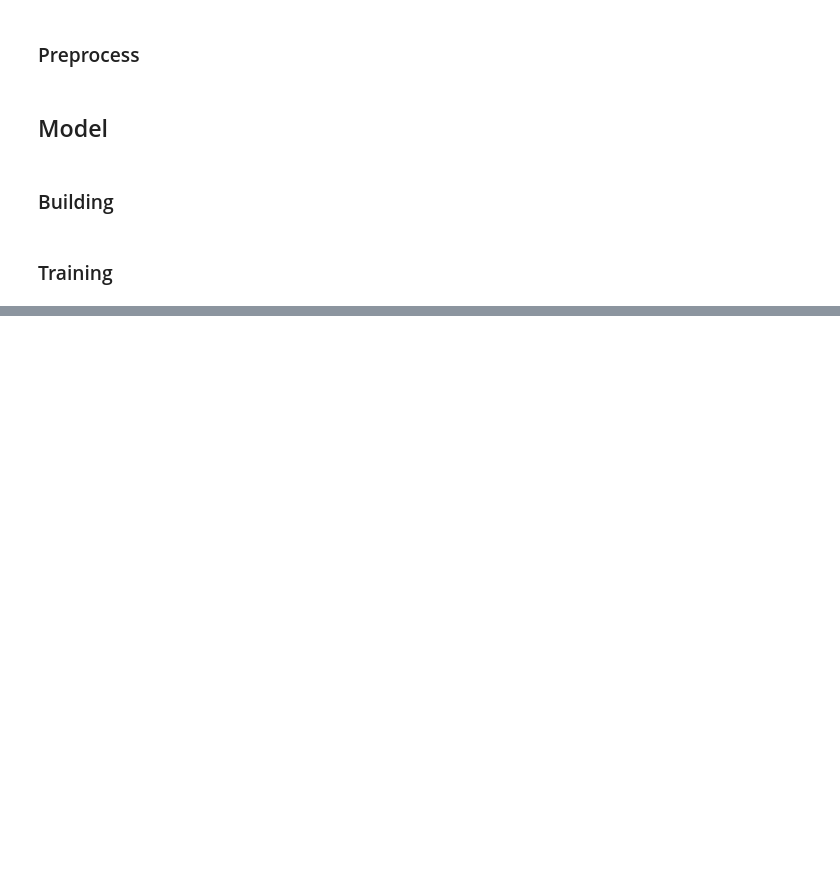
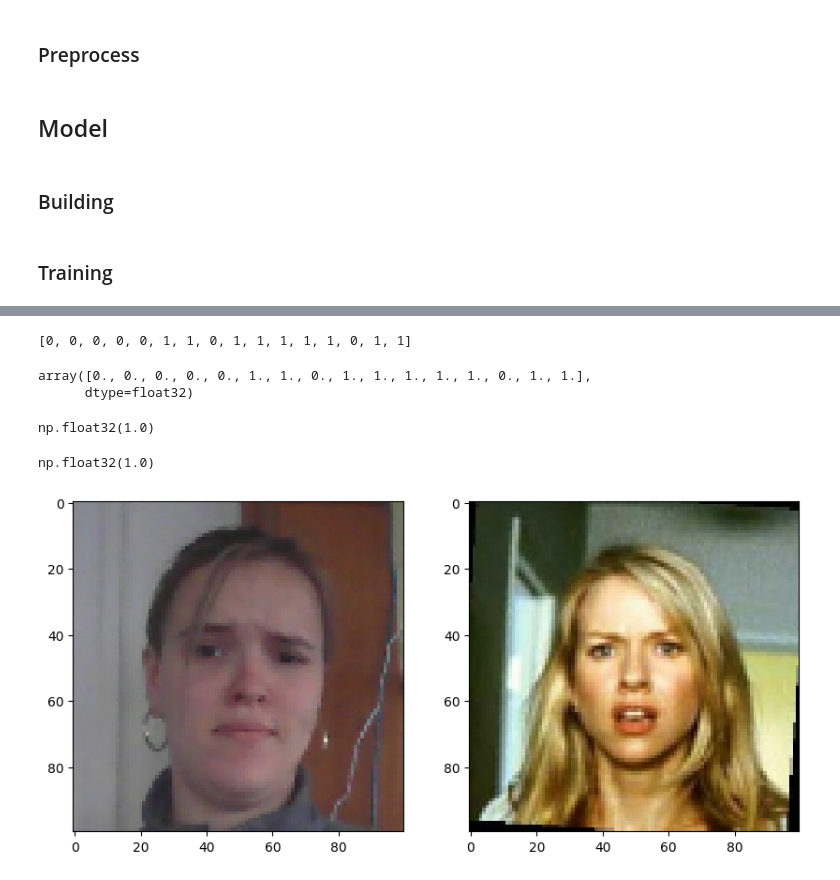
Before and after one commit to Maksim3l/MassHealth-Excercise, a Jupyter notebook: extensions/face_auth/face_recognise.ipynb, the cells around one changed output, grey strips where cells are left out. Cells and saved outputs as stored; diff of their text form; code cells hidden in the pictures; blank space fills up the shorter version.

Commit message:
MH-23: Working model; will now work on expanding it
will add more data of different people to see

```diff
--- a/extensions/face_auth/face_recognise.ipynb
+++ b/extensions/face_auth/face_recognise.ipynb
@@ -210,0 +289,3 @@ def embeding_make():
+# %%
+test_in, test_val, y_true = test_data.as_numpy_iterator().next()
+y_hat = siamese_model.predict([test_in, test_val])
@@ -210,0 +294,30 @@ def embeding_make():
+# %%
+[1 if prediction > 0.5 else 0 for prediction in y_hat]
+# %% [output]
+[0, 0, 0, 0, 0, 1, 1, 0, 1, 1, 1, 1, 1, 0, 1, 1]
+# %%
+y_true
+# %% [output]
+array([0., 0., 0., 0., 0., 1., 1., 0., 1., 1., 1., 1., 1., 0., 1., 1.],
+      dtype=float32)
+# %%
+m = Recall()
+m.update_state(y_true, y_hat)
+m.result().numpy()
+# %% [output]
+np.float32(1.0)
+# %%
+m = Precision()
+m.update_state(y_true, y_hat)
+m.result().numpy()
+# %% [output]
+np.float32(1.0)
+# %%
+plt.figure(figsize=(10,8))
+plt.subplot(1,2,1)
+plt.imshow(test_in[0])
+plt.subplot(1,2,2)
+plt.imshow(test_val[0])
+plt.show()
+# %% [output]
+[figure, added]
```
Also changed, not shown: parts of 14 cells of this notebook, 1 other file.
